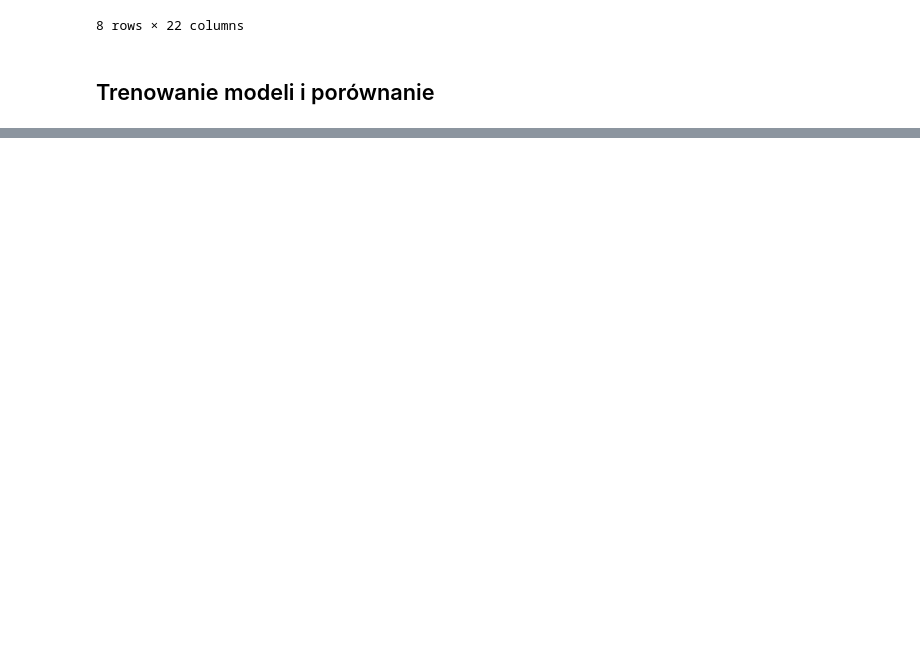
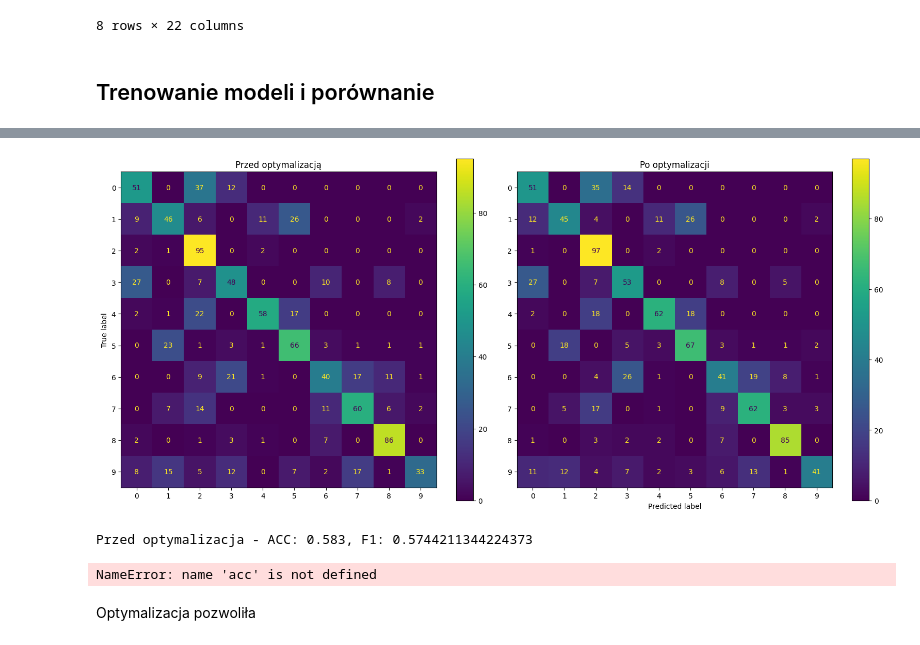
Before and after one commit to micichocki/zmum_project2, a Jupyter notebook: main.ipynb, the cells around one changed output, grey strips where cells are left out. Cells and saved outputs as stored; diff of their text form; code cells hidden in the pictures; blank space fills up the shorter version.

```diff
--- a/main.ipynb
+++ b/main.ipynb
@@ -312,0 +415,2 @@ df_results
+# %%
+best_lgbm, acc, f1, cm = optimize_lightgbm(X_mfcc, y_labels, speakers)
@@ -312,0 +437,30 @@ df_results
+# %%
+import matplotlib.pyplot as plt
+from sklearn.metrics import ConfusionMatrixDisplay
+
+fig, axes = plt.subplots(1, 2, figsize=(16, 7))
+
+best_result_preop = all_results[3]
+cm_pre_data = best_result_preop["Conf_matrix"]
+
+disp_pre = ConfusionMatrixDisplay(confusion_matrix=cm_pre_data)
+disp_pre.plot(ax=axes[0])
+axes[0].set_title('Przed optymalizacją')
+
+disp_op = ConfusionMatrixDisplay(confusion_matrix=cm)
+disp_op.plot(ax=axes[1])
+axes[1].set_title('Po optymalizacji')
+axes[1].set_ylabel('')
+axes[0].set_xlabel('')
+
+plt.tight_layout()
+plt.show()
+
+print(f"Przed optymalizacja - ACC: {best_result_preop['Accuracy']}, F1: {best_result_preop['F1-Score']}")
+print(f"Przed optymalizacja - ACC: {acc}, F1: {f1}")
+# %% [output]
+[figure, added]
+Przed optymalizacja - ACC: 0.583, F1: 0.5744211344224373
+NameError: name 'acc' is not defined
+# %% [markdown]
+Optymalizacja pozwoliła
```
Also changed, not shown: parts of 21 cells of this notebook, 1 other file.
